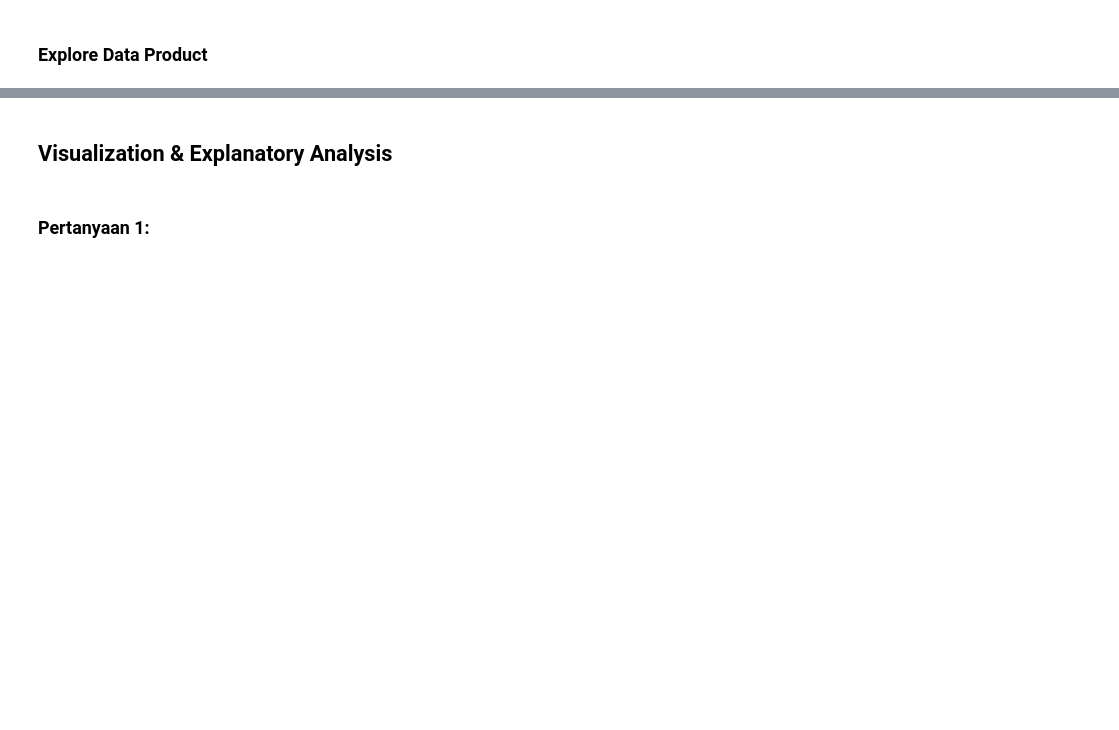
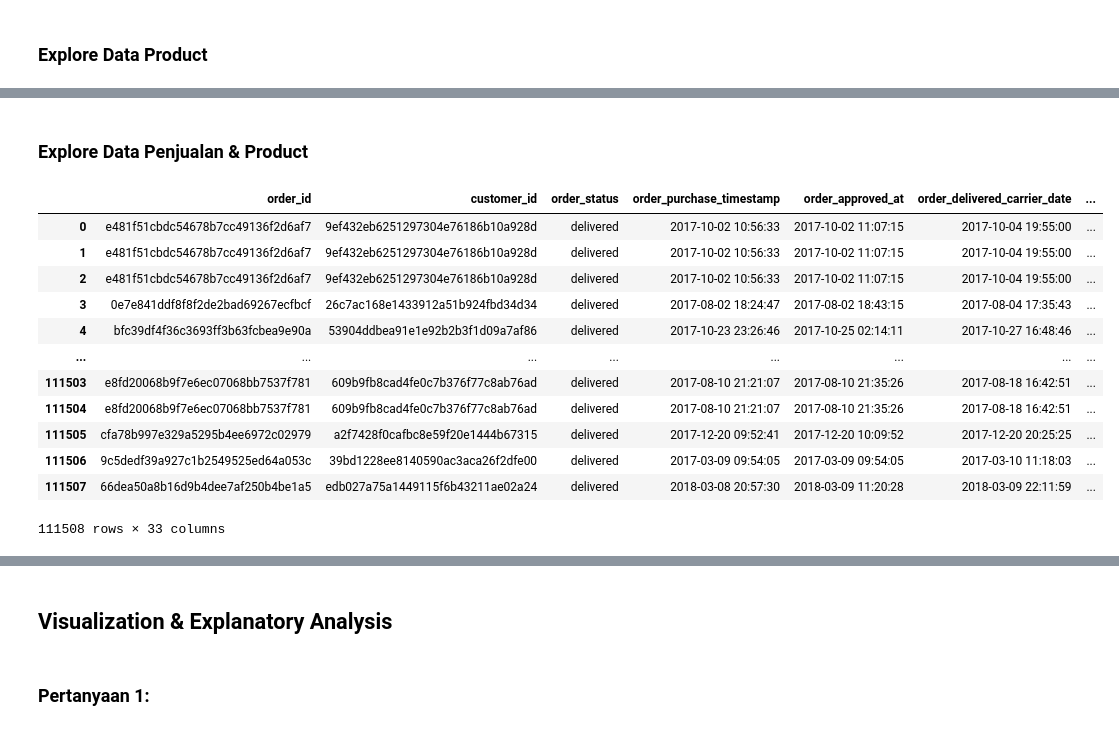
Before and after one commit to ilman79/Project_dicoding, a Jupyter notebook: Project_DataAnalisis.ipynb, the cells around one changed output, grey strips where cells are left out. Saved outputs shown, nothing was run; the diff lists cells and outputs as text; code cells hidden in the pictures; blank space fills up the shorter version.

```diff
--- a/Project_DataAnalisis.ipynb
+++ b/Project_DataAnalisis.ipynb
@@ -828,0 +968,19 @@ product_dataset['product_category_name'] = product_dataset['product_category_nam
+# %% [markdown]
+### Explore Data Penjualan & Product
+# %%
+product_penjualan = dataset_penjualan_baru.merge(product_dataset, on='product_id', how='inner')
+product_penjualan
+# %% [output]
+|  | order_id | customer_id | order_status | order_purchase_timestamp | order_approved_at | order_delivered_carrier_date | ... |
+| 0 | e481f51cbdc54678b7cc49136f2d6af7 | 9ef432eb6251297304e76186b10a928d | delivered | 2017-10-02 10:56:33 | 2017-10-02 11:07:15 | 2017-10-04 19:55:00 | ... |
+| 1 | e481f51cbdc54678b7cc49136f2d6af7 | 9ef432eb6251297304e76186b10a928d | delivered | 2017-10-02 10:56:33 | 2017-10-02 11:07:15 | 2017-10-04 19:55:00 | ... |
+| 2 | e481f51cbdc54678b7cc49136f2d6af7 | 9ef432eb6251297304e76186b10a928d | delivered | 2017-10-02 10:56:33 | 2017-10-02 11:07:15 | 2017-10-04 19:55:00 | ... |
+| 3 | 0e7e841ddf8f8f2de2bad69267ecfbcf | 26c7ac168e1433912a51b924fbd34d34 | delivered | 2017-08-02 18:24:47 | 2017-08-02 18:43:15 | 2017-08-04 17:35:43 | ... |
+| 4 | bfc39df4f36c3693ff3b63fcbea9e90a | 53904ddbea91e1e92b2b3f1d09a7af86 | delivered | 2017-10-23 23:26:46 | 2017-10-25 02:14:11 | 2017-10-27 16:48:46 | ... |
+| ... | ... | ... | ... | ... | ... | ... | ... |
+| 111503 | e8fd20068b9f7e6ec07068bb7537f781 | 609b9fb8cad4fe0c7b376f77c8ab76ad | delivered | 2017-08-10 21:21:07 | 2017-08-10 21:35:26 | 2017-08-18 16:42:51 | ... |
+| 111504 | e8fd20068b9f7e6ec07068bb7537f781 | 609b9fb8cad4fe0c7b376f77c8ab76ad | delivered | 2017-08-10 21:21:07 | 2017-08-10 21:35:26 | 2017-08-18 16:42:51 | ... |
+| 111505 | cfa78b997e329a5295b4ee6972c02979 | a2f7428f0cafbc8e59f20e1444b67315 | delivered | 2017-12-20 09:52:41 | 2017-12-20 10:09:52 | 2017-12-20 20:25:25 | ... |
+| 111506 | 9c5dedf39a927c1b2549525ed64a053c | 39bd1228ee8140590ac3aca26f2dfe00 | delivered | 2017-03-09 09:54:05 | 2017-03-09 09:54:05 | 2017-03-10 11:18:03 | ... |
+| 111507 | 66dea50a8b16d9b4dee7af250b4be1a5 | edb027a75a1449115f6b43211ae02a24 | delivered | 2018-03-08 20:57:30 | 2018-03-09 11:20:28 | 2018-03-09 22:11:59 | ... |
+111508 rows × 33 columns
```
Also changed, not shown: parts of 21 cells of this notebook.
